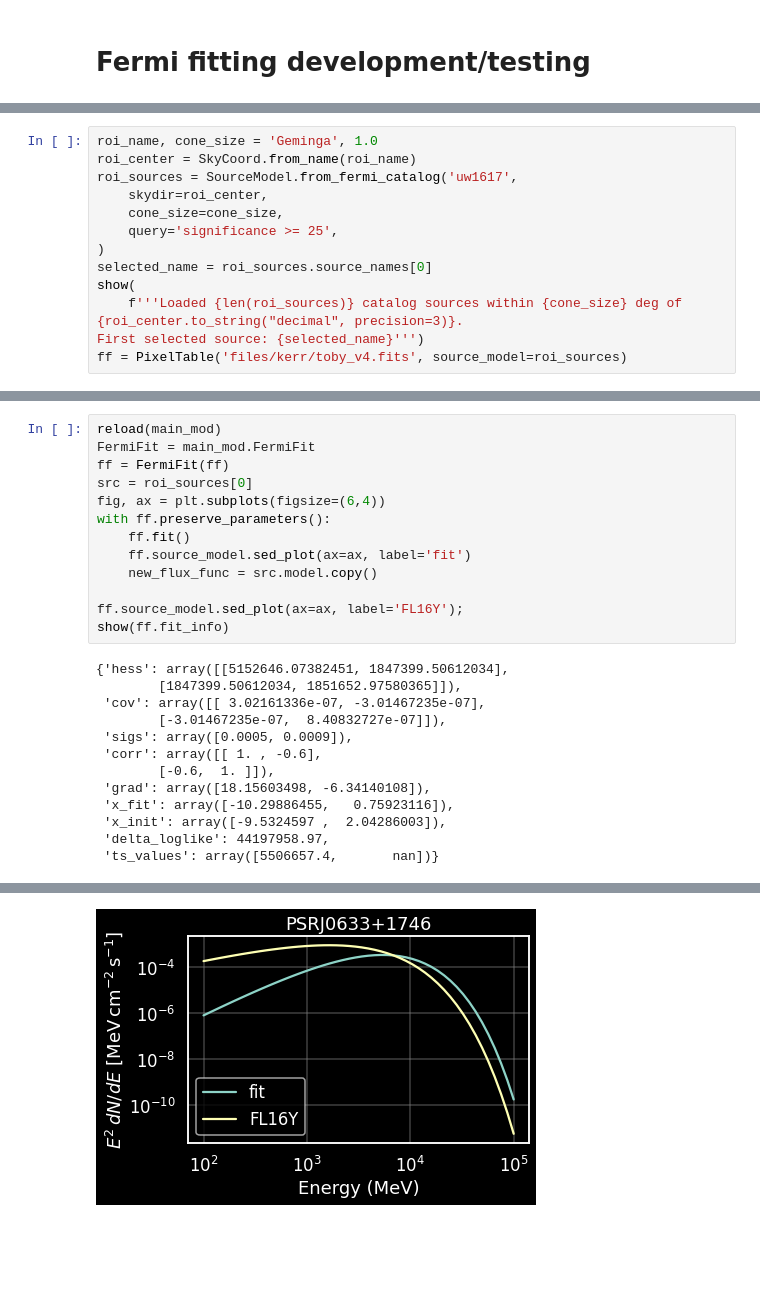
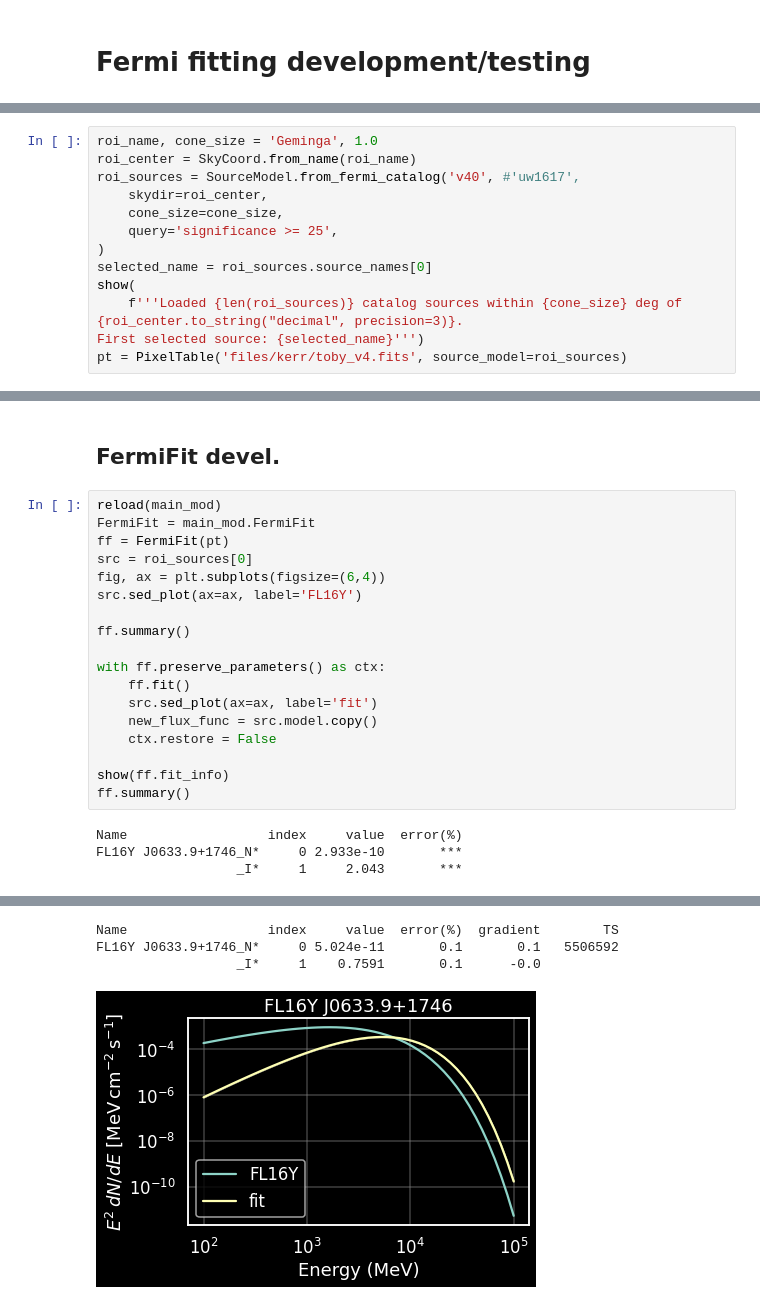
Before and after one commit to tburnett/kerr-diffuse, a Jupyter notebook: fermifit.ipynb, the cells around one changed output, grey strips where cells are left out. Saved outputs shown, nothing was run; the diff lists cells and outputs as text; blank space fills up the shorter version.

```diff
--- a/fermifit.ipynb
+++ b/fermifit.ipynb
@@ -20,7 +20,7 @@ show_date()
 # %%
 roi_name, cone_size = 'Geminga', 1.0
 roi_center = SkyCoord.from_name(roi_name)
-roi_sources = SourceModel.from_fermi_catalog('uw1617',
+roi_sources = SourceModel.from_fermi_catalog('v40', #'uw1617',
     skydir=roi_center,
     cone_size=cone_size,
     query='significance >= 25',
@@ -29,5 +29,5 @@ selected_name = roi_sources.source_names[0]
 show(
     f'''Loaded {len(roi_sources)} catalog sources within {cone_size} deg of {roi_center.to_string("decimal", precision=3)}.
 First selected source: {selected_name}''')
-ff = PixelTable('files/kerr/toby_v4.fits', source_model=roi_sources)
+pt = PixelTable('files/kerr/toby_v4.fits', source_model=roi_sources)
 # %% [output]
@@ -41,29 +41,27 @@ Loaded pixel table from "files/kerr/toby_v4.fits":
 
 Attached source model with 1 sources to pixel table
 set_psf: 72 PSF entries (FRONT, BACK, PSF0, PSF1, PSF2, PSF3) from 'files/loc'
+# %% [markdown]
+## FermiFit devel.
 # %%
 reload(main_mod)
 FermiFit = main_mod.FermiFit
-ff = FermiFit(ff)
+ff = FermiFit(pt)
 src = roi_sources[0]
 fig, ax = plt.subplots(figsize=(6,4))
-with ff.preserve_parameters():
+src.sed_plot(ax=ax, label='FL16Y')
+
+ff.summary()
+
+with ff.preserve_parameters() as ctx:
     ff.fit()
-    ff.source_model.sed_plot(ax=ax, label='fit')
+    src.sed_plot(ax=ax, label='fit')
     new_flux_func = src.model.copy()
+    ctx.restore = False
 
-ff.source_model.sed_plot(ax=ax, label='FL16Y');
 show(ff.fit_info)
+ff.summary()
 # %% [output]
-{'hess': array([[5152646.07382451, 1847399.50612034],
-        [1847399.50612034, 1851652.97580365]]),
- 'cov': array([[ 3.02161336e-07, -3.01467235e-07],
-        [-3.01467235e-07,  8.40832727e-07]]),
- 'sigs': array([0.0005, 0.0009]),
- 'corr': array([[ 1. , -0.6],
-        [-0.6,  1. ]]),
- 'grad': array([18.15603498, -6.34140108]),
- 'x_fit': array([-10.29886455,   0.75923116]),
- 'x_init': array([-9.5324597 ,  2.04286003]),
- 'delta_loglike': 44197958.97,
- 'ts_values': array([5506657.4,       nan])}
+Name                  index     value  error(%)
+FL16Y J0633.9+1746_N*     0 2.933e-10       ***
+                  _I*     1     2.043       ***
@@ -70,2 +81,5 @@ show(ff.fit_info)
+Name                  index     value  error(%)  gradient        TS
+FL16Y J0633.9+1746_N*     0 5.024e-11       0.1       0.1   5506592
+                  _I*     1    0.7591       0.1      -0.0
-[figure, old version]
+[figure, new version]
 # %%
```
Also changed, not shown: parts of 11 cells of this notebook, 10 other files.
